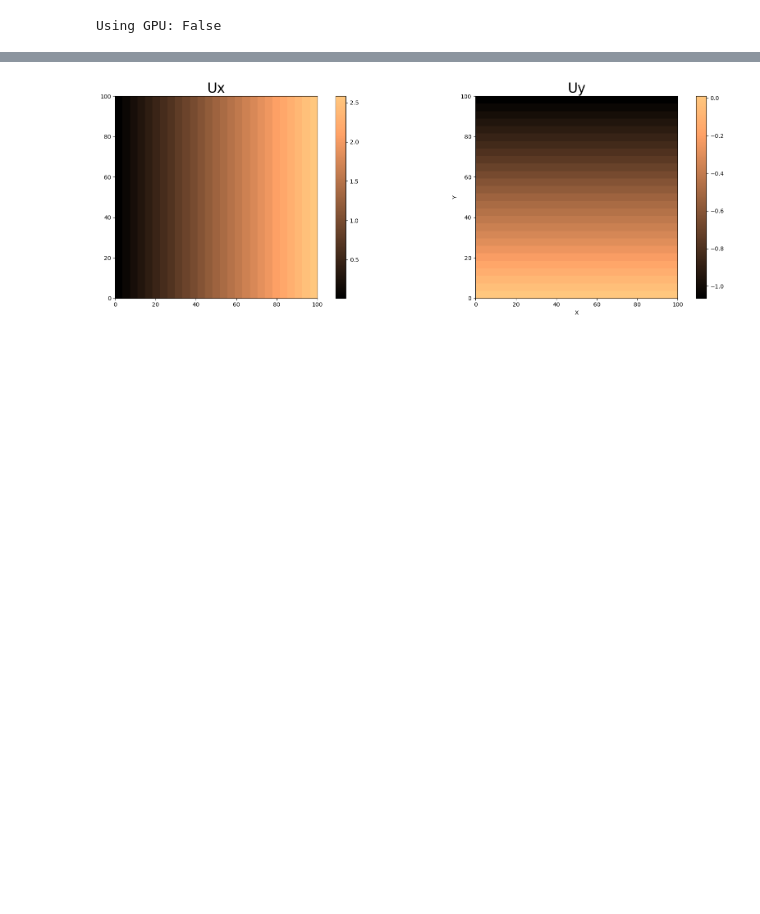
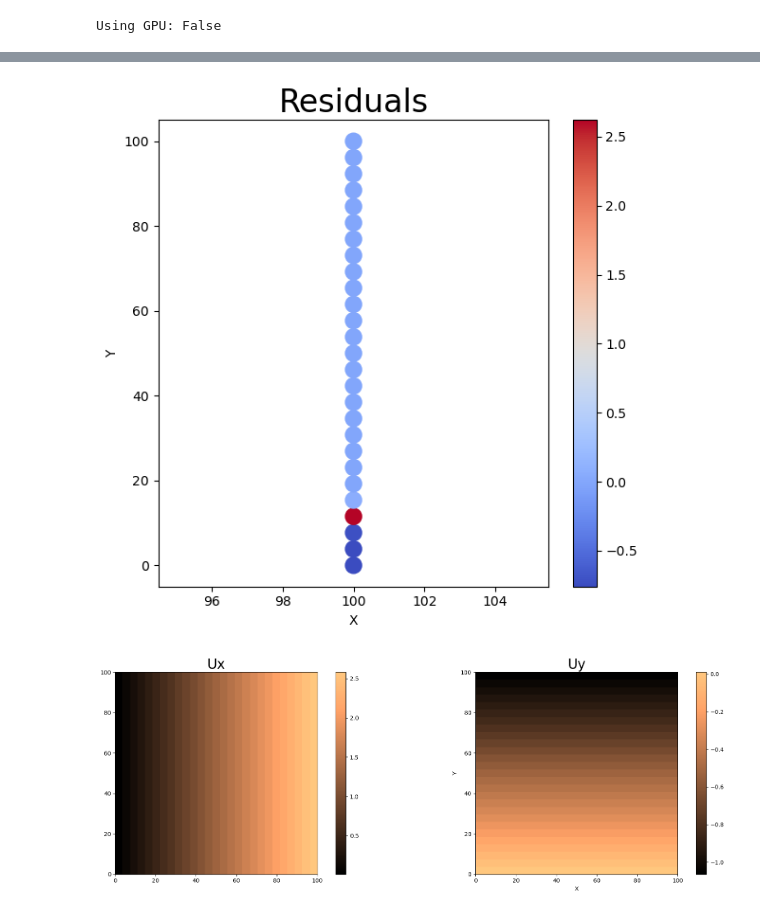
Before and after one commit to bonneted/pinn-cm, a Jupyter notebook: UQ/thin_plate.ipynb, the cells around one changed output, grey strips where cells are left out. Saved outputs shown, nothing was run; the diff lists cells and outputs as text; code cells hidden in the pictures; blank space fills up the shorter version.

```diff
--- a/UQ/thin_plate.ipynb
+++ b/UQ/thin_plate.ipynb
@@ -648,3 +669,36 @@ Text(0.5, 1.05, 'Sxx')
+# %%
+def BC_residual(x_bc, xi, Ux_mean, Ux_coeffs, Uy_mean, Uy_coeffs, C_data,p_stress=0.1):
+    """Compute the total predicted u."""
+    Ux = Ux_mean(x_bc).flatten() #+ pce_basis @  Ux_coeffs(x_bc)
+    Uy = Uy_mean(x_bc).flatten() #+ pce_basis @  Uy_coeffs(x_bc)
+    Ux, Uy = Enforce_BC(x_bc,Ux,Uy)
+    E = E_nn((Ux,Uy),x_bc)
+    C11, dC11_dx, dC11_dy, C33, dC33_dx, dC33_dy = C_data
+    C11 = C11.reshape(27,27)
+    C33 = C33.reshape(27,27)
+    C11_bc = C11[:,-1]
+    C33_bc = C33[:,-1]
+    S = S_nn(E, C11_bc, C33_bc)
+    return S[0] - p_stress
+
+def plot_residuals(x_bc, BC_residual):
+    """Plot the residuals at the boundary."""
+    # Plot the heatmap of the predicted displacement
+    x_bc = x_bc.detach().cpu().numpy()
+    BC_residual = BC_residual.detach().cpu().numpy()
+    fig, ax = plt.subplots(1, 1, figsize=(6, 6))
+    im1 = ax.scatter(x_bc[:, 0], x_bc[:, 1], c=BC_residual, s=150, cmap='coolwarm')
+    plt.colorbar(im1,ax=ax)
+    plt.xlabel('X')
+    plt.ylabel('Y')
+    ax.set_title('Residuals',fontsize=24)
+    plt.tight_layout()
+    return fig,ax
+
+BC_residual = BC_residual(x_bc, xi[0], Ux_mean, Ux_coeffs, Uy_mean, Uy_coeffs, C_data2)
+fig,ax = plot_residuals(x_bc, BC_residual)
+# %% [output]
+[figure, added]
 # %%
 #checking the loss on the exact solution
 
```
Also changed, not shown: parts of 11 cells of this notebook.
